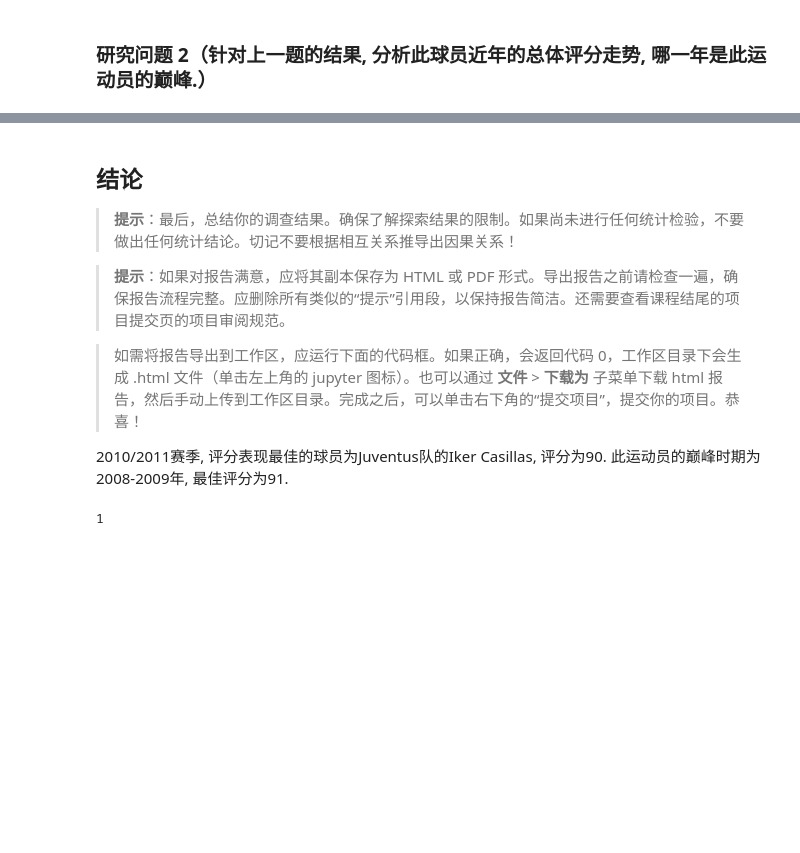
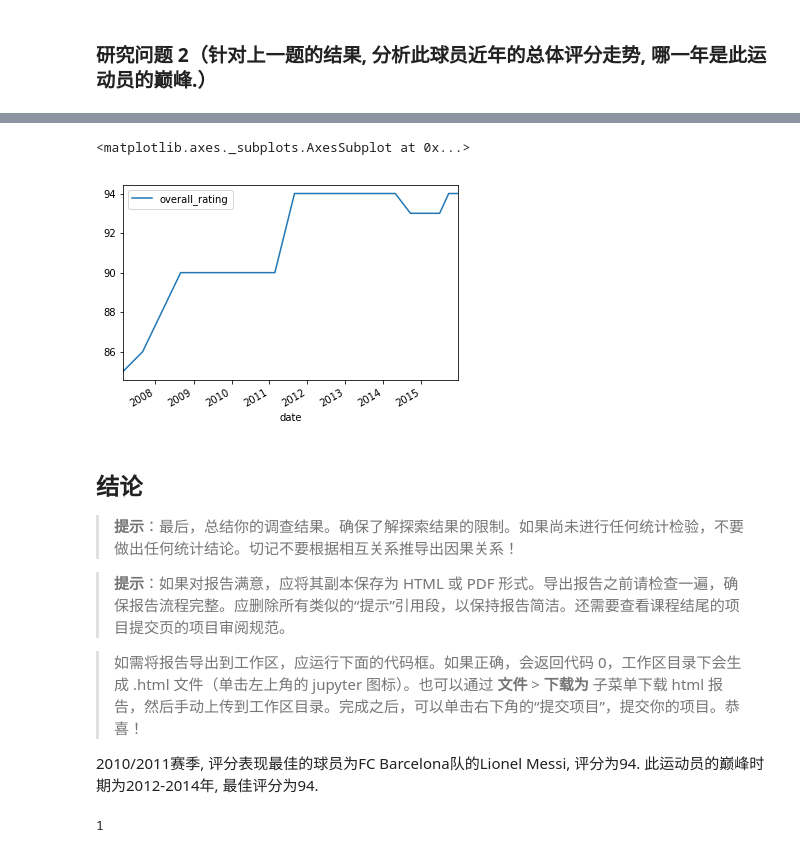
Before and after one commit to kylechenoO/investigate-football, a Jupyter notebook: Investigate-Football.ipynb, the cells around one changed output, grey strips where cells are left out. Saved outputs shown, nothing was run; the diff lists cells and outputs as text; code cells hidden in the pictures; blank space fills up the shorter version.

```diff
--- a/Investigate-Football.ipynb
+++ b/Investigate-Football.ipynb
@@ -427,6 +292,19 @@ class db(object):
 
         # return val
         return(result_list)
+
+    # execute sql command and return dataframe
+    def executedf(self, sql):
+        # define resultdf
+        resultdf = []
+
+        # open connect
+        with sqlite3.connect(self.db_file) as conn:
+            # execute sql
+            resultdf = pd.read_sql_query(sql, conn)
+
+        # return val
+        return(resultdf)
 
     # print result
     def prt_result(self, value_list, prt_flag = False):
@@ -836,3 +768,16 @@ Text(0.5,1,"Iker Casillas's Data Aly")
+# %%
+# 选取需要数据, 画图分析
+sql_rating = 'SELECT date, overall_rating \
+                FROM Player_Attributes \
+                WHERE player_api_id = {} \
+                ORDER BY date ASC \
+                ;'.format(max_player_api_id)
+df_rating = dbObj.executedf(sql_rating)
+df_rating['date'] = pd.to_datetime(df_rating['date'])
+df_rating.set_index('date').plot()
+# %% [output]
+<matplotlib.axes._subplots.AxesSubplot at 0x...>
+[figure, added]
 # %% [markdown]
 <a id='conclusions'></a>
 ## 结论
@@ -843,8 +788,8 @@ Text(0.5,1,"Iker Casillas's Data Aly")
 
 > 如需将报告导出到工作区，应运行下面的代码框。如果正确，会返回代码 0，工作区目录下会生成 .html 文件（单击左上角的 jupyter 图标）。也可以通过 **文件** > **下载为** 子菜单下载 html 报告，然后手动上传到工作区目录。完成之后，可以单击右下角的“提交项目”，提交你的项目。恭喜！
 
-2010/2011赛季, 评分表现最佳的球员为Juventus队的Iker Casillas, 评分为90.
-此运动员的巅峰时期为2008-2009年, 最佳评分为91.
+2010/2011赛季, 评分表现最佳的球员为FC Barcelona队的Lionel Messi, 评分为94.
+此运动员的巅峰时期为2012-2014年, 最佳评分为94.
 # %%
 from subprocess import call
 call(['python', '-m', 'nbconvert', 'Investigate_a_Dataset.ipynb'])
```
Also changed, not shown: parts of 5 cells of this notebook, 1 other file.
